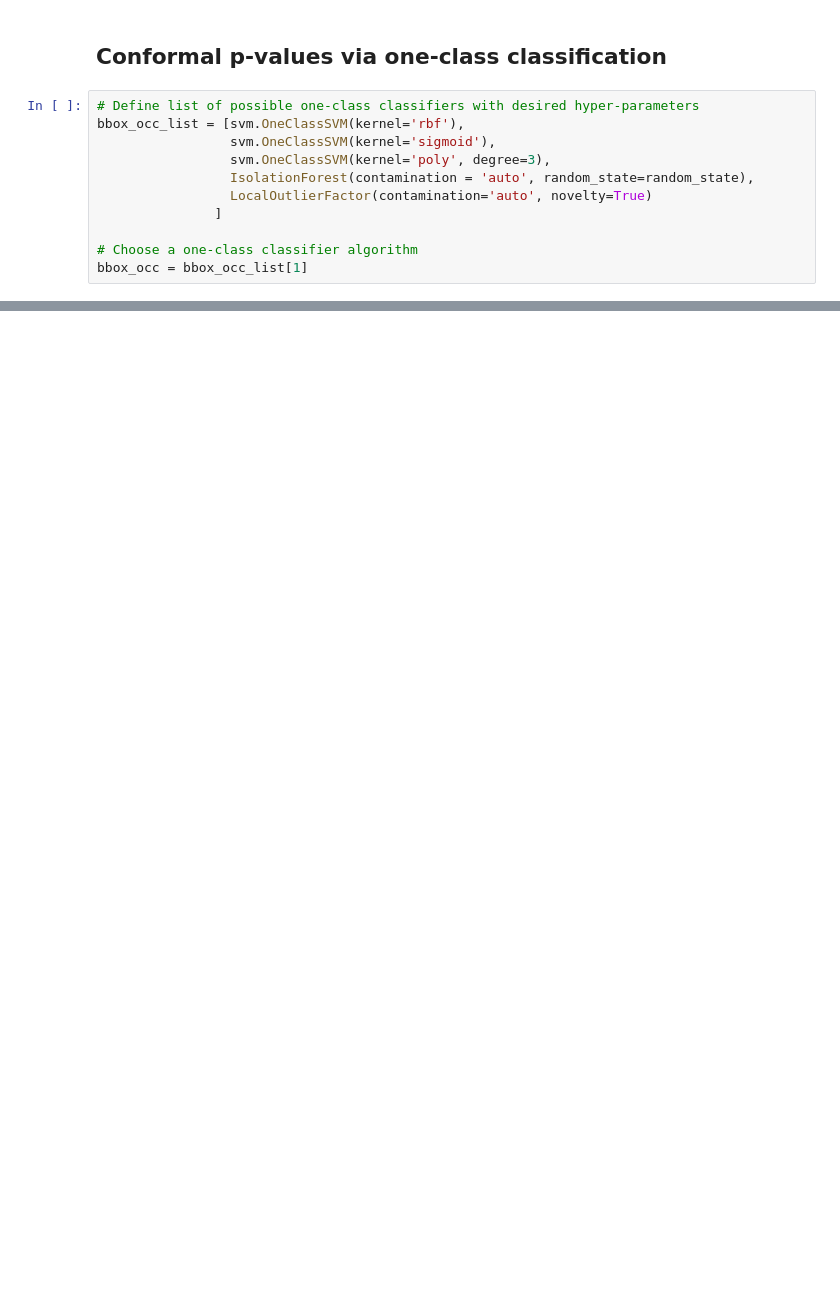
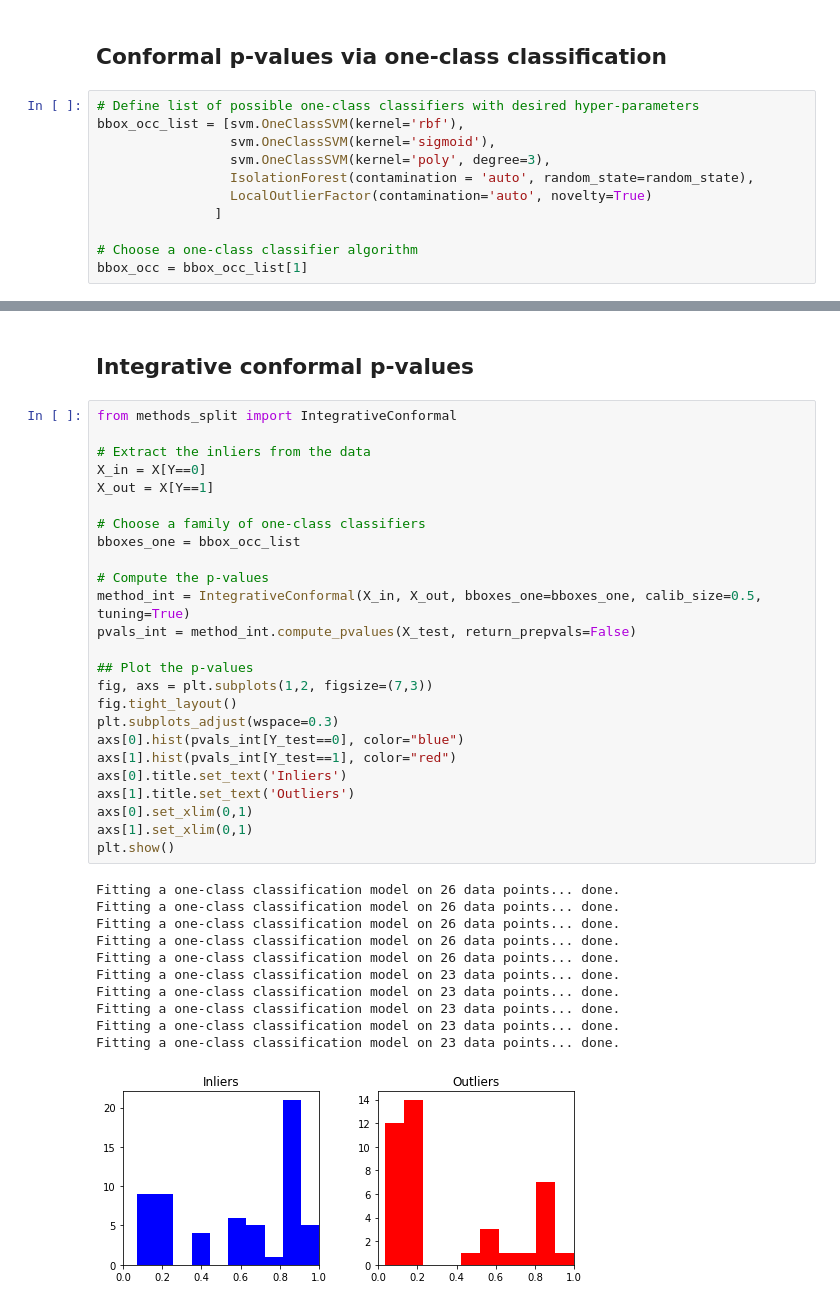
Before and after one commit to ZiyiLiang/weighted_conformal_pvalues, a Jupyter notebook: examples/example-2-cv.ipynb, the cells around one changed output, grey strips where cells are left out. Cells and saved outputs as stored; diff of their text form; blank space fills up the shorter version.

```diff
--- a/examples/example-2-cv.ipynb
+++ b/examples/example-2-cv.ipynb
@@ -306,0 +304,39 @@ plt.show()
+# %% [markdown]
+## Integrative conformal p-values
+# %%
+from methods_split import IntegrativeConformal
+
+# Extract the inliers from the data
+X_in = X[Y==0]
+X_out = X[Y==1]
+
+# Choose a family of one-class classifiers
+bboxes_one = bbox_occ_list
+
+# Compute the p-values
+method_int = IntegrativeConformal(X_in, X_out, bboxes_one=bboxes_one, calib_size=0.5, tuning=True)
+pvals_int = method_int.compute_pvalues(X_test, return_prepvals=False)
+
+## Plot the p-values
+fig, axs = plt.subplots(1,2, figsize=(7,3))
+fig.tight_layout()
+plt.subplots_adjust(wspace=0.3)
+axs[0].hist(pvals_int[Y_test==0], color="blue")
+axs[1].hist(pvals_int[Y_test==1], color="red")
+axs[0].title.set_text('Inliers')
+axs[1].title.set_text('Outliers')
+axs[0].set_xlim(0,1)
+axs[1].set_xlim(0,1)
+plt.show()
+# %% [output]
+Fitting a one-class classification model on 26 data points... done.
+Fitting a one-class classification model on 26 data points... done.
+Fitting a one-class classification model on 26 data points... done.
+Fitting a one-class classification model on 26 data points... done.
+Fitting a one-class classification model on 26 data points... done.
+Fitting a one-class classification model on 23 data points... done.
+Fitting a one-class classification model on 23 data points... done.
+Fitting a one-class classification model on 23 data points... done.
+Fitting a one-class classification model on 23 data points... done.
+Fitting a one-class classification model on 23 data points... done.
+[figure, added]
```
Also changed, not shown: parts of 11 cells of this notebook, 2 other files.
